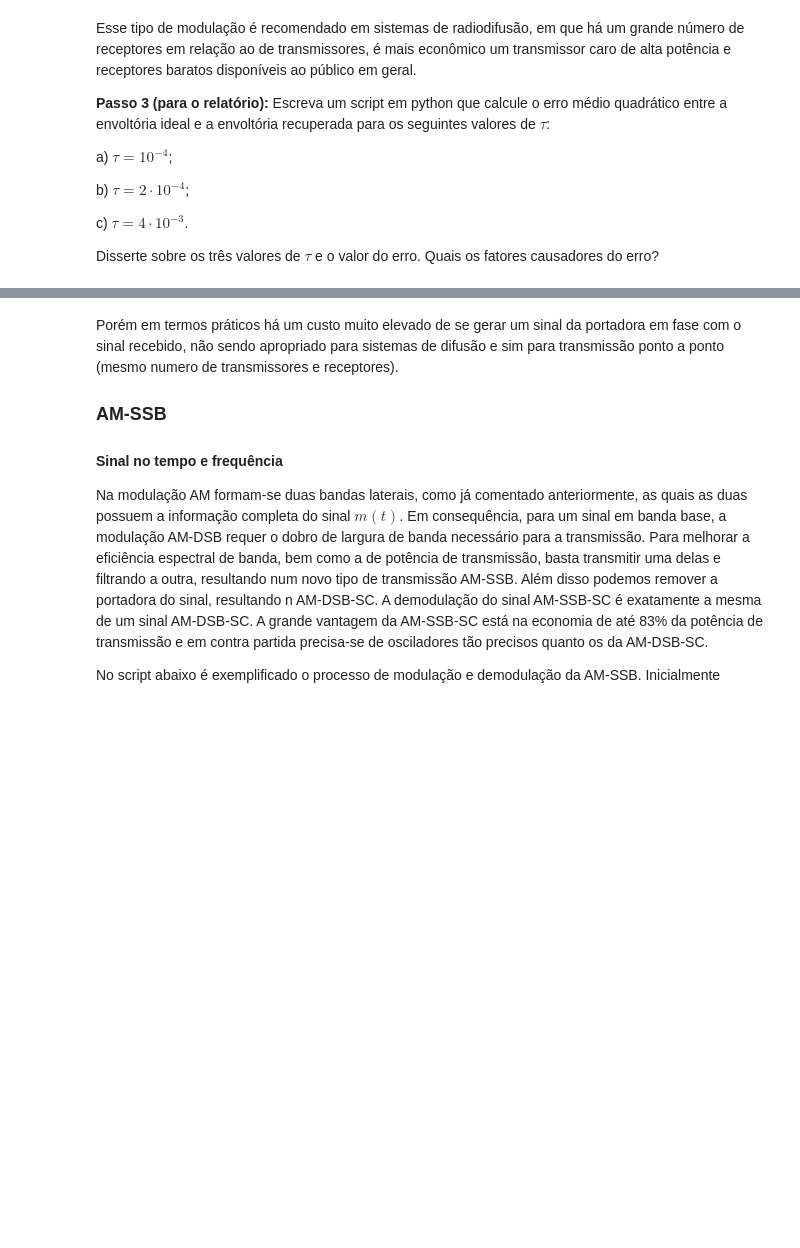
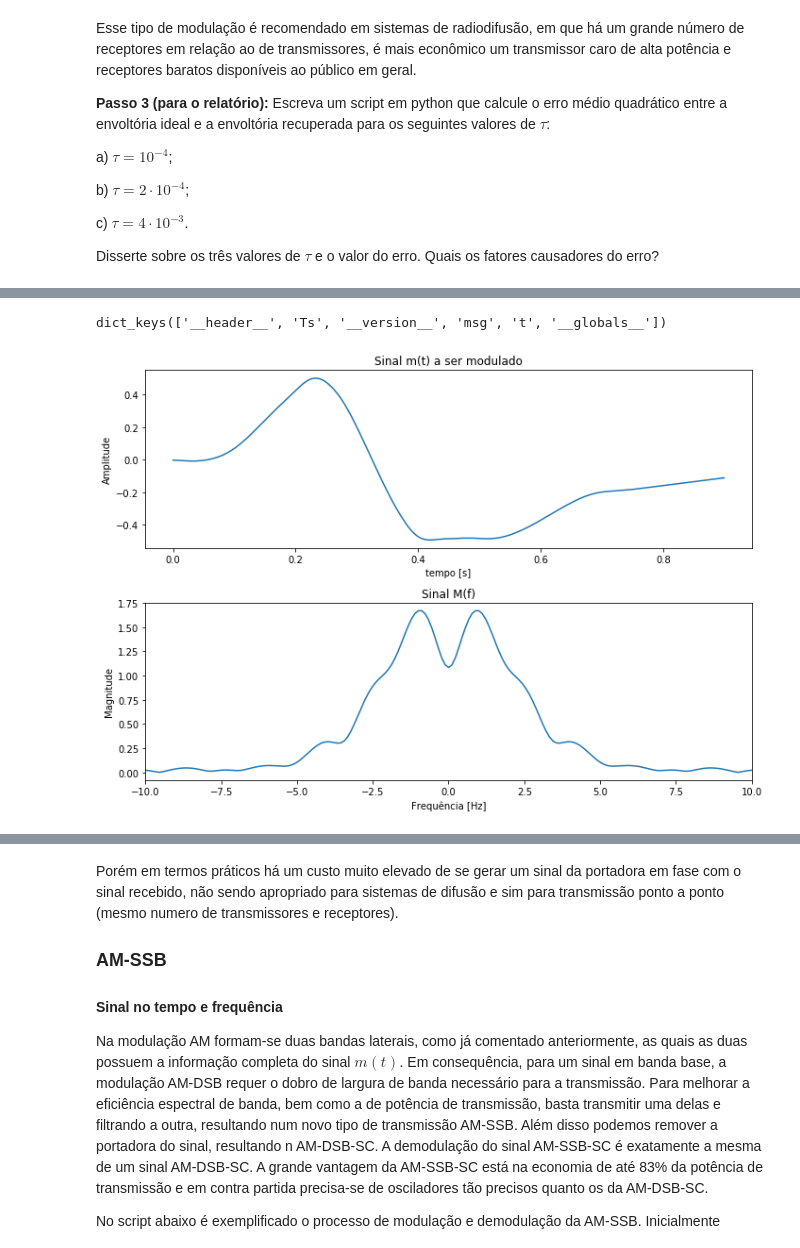
Before and after one commit to josemcast/DCO2004_LabPSC, a Jupyter notebook: h05.ipynb, the cells around one changed output, grey strips where cells are left out. Saved outputs shown, nothing was run; the diff lists cells and outputs as text; code cells hidden in the pictures; blank space fills up the shorter version.

```diff
--- a/h05.ipynb
+++ b/h05.ipynb
@@ -453,0 +476,36 @@ legend('AM waveform','Envelope ideal','Detector de saida','location','southeast'
+# %%
+from scipy.io import loadmat
+import numpy as np
+from scipy import fftpack
+import matplotlib.pyplot as plt
+mat_data = loadmat('./MATERIAL/HD_05/signal.mat')      # Retorna um dicionário
+print(mat_data.keys())
+t = mat_data['t']
+ts =  mat_data['Ts']
+msg = mat_data['msg']
+fs = 1/ts
+# Cálculo do espectro do sinal
+lfft = len(msg)*10
+freq = np.arange(-fs/2,fs/2,fs/lfft)
+msgfft = np.fft.fft(msg,n=lfft,axis=0)/np.sqrt(lfft)
+msgfft= fftpack.fftshift(msgfft)
+# Gráfico no tempo
+plt.figure(1,[10,7])
+plt.subplot(211)
+plt.title("Sinal m(t) a ser modulado")
+plt.ylabel("Amplitude")
+plt.xlabel("tempo [s]")
+plt.plot(t,msg)
+# Gráfico na frequência
+plt.figure(1,[10,7])
+plt.subplot(212)
+plt.title("Sinal M(f)")
+plt.ylabel("Magnitude")
+plt.xlabel("Frequência [Hz]")
+plt.plot(freq,np.abs(msgfft))
+plt.xlim([-10,10])
+plt.tight_layout()
+plt.show()
+# %% [output]
+dict_keys(['__header__', 'Ts', '__version__', 'msg', 't', '__globals__'])
+[figure, added]
```
Also changed, not shown: parts of 20 cells of this notebook, 3 other files.
